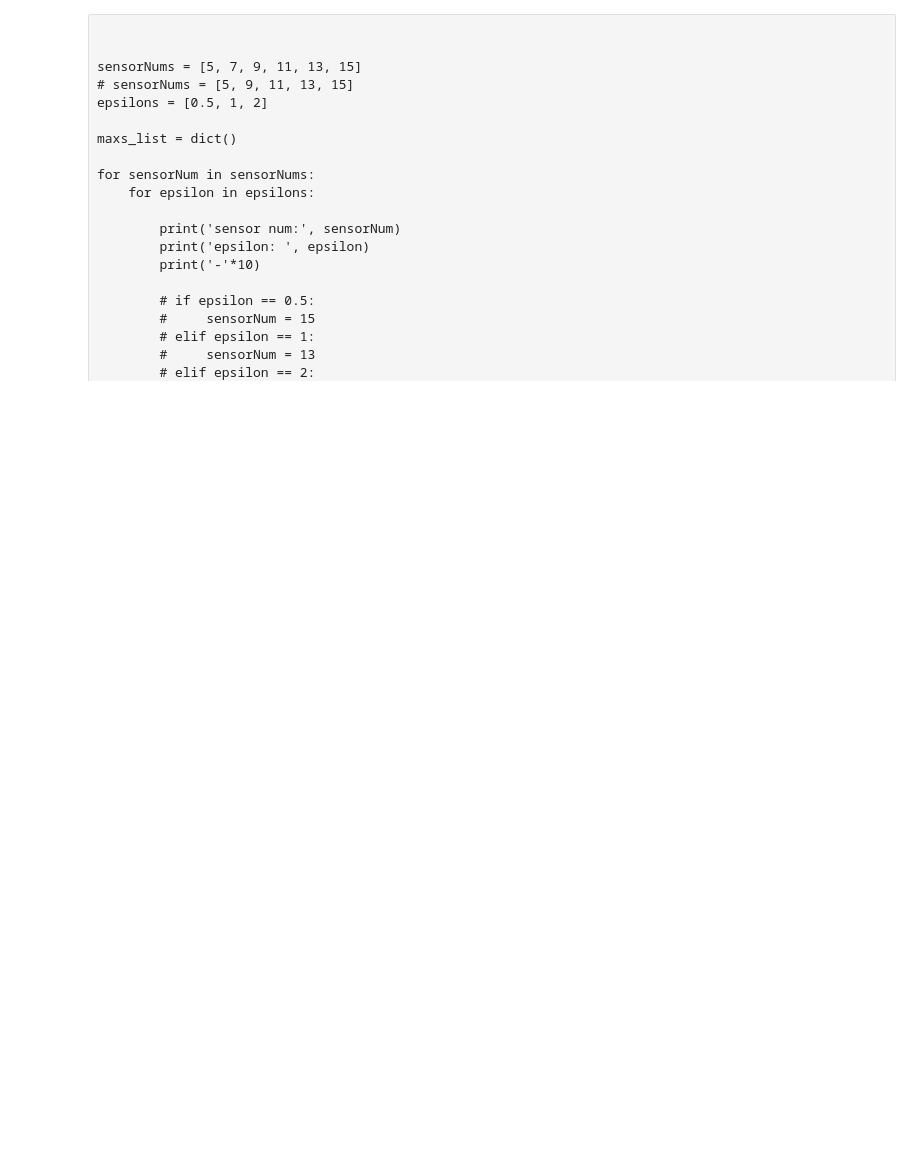
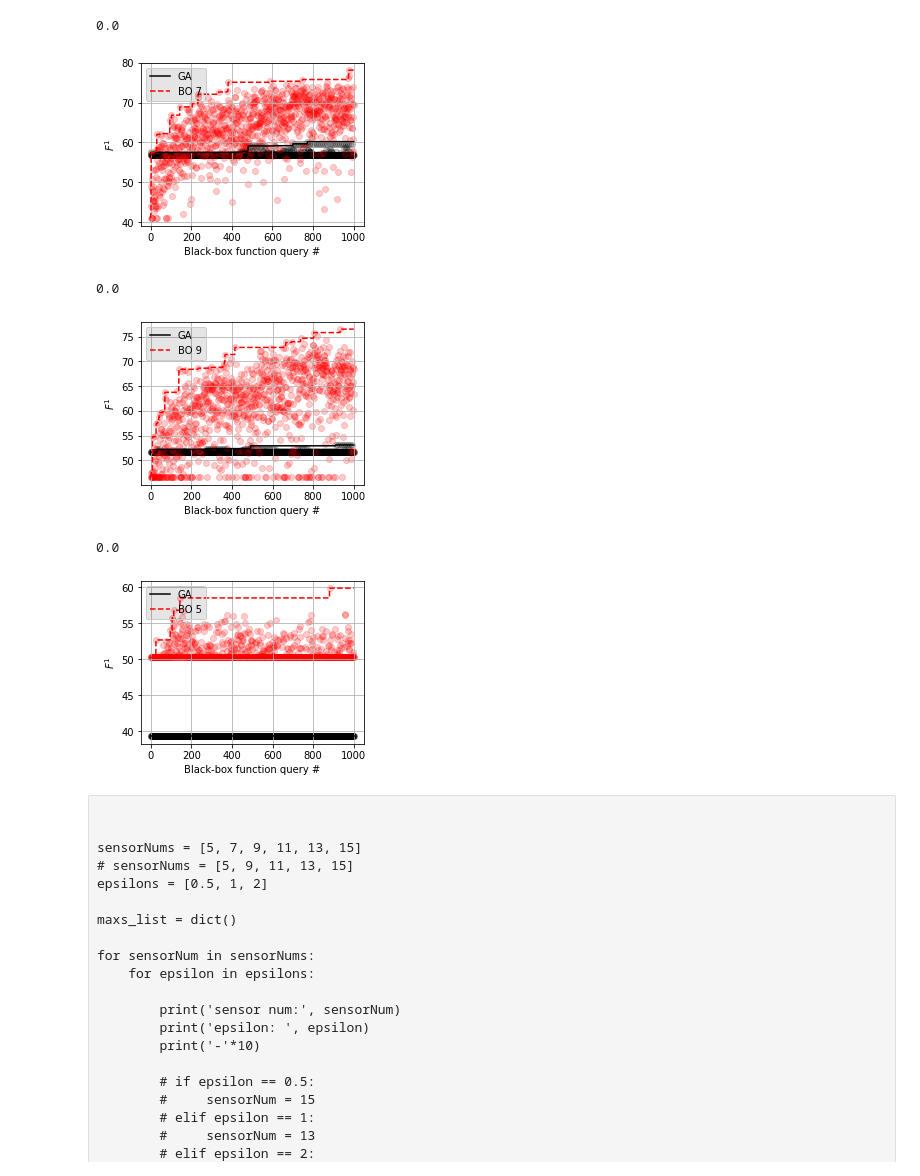
Before and after one commit to shadangolestan/Smart-Home-Sensor-Placement-Optimization, a Jupyter notebook: SensorDeploymentOptimization/Results Insights.ipynb, the cells around one changed output. Saved outputs shown, nothing was run; the diff lists cells and outputs as text; code cells hidden in the pictures; blank space fills up the shorter version.

```diff
--- a/SensorDeploymentOptimization/Results Insights.ipynb
+++ b/SensorDeploymentOptimization/Results Insights.ipynb
@@ -188,3 +271,68 @@ for e in epsilons:
+# %%
+sensorNums = [5, 7, 9, 11, 13, 15]
+epsilons = [0.5, 1, 2]
+
+styles = [['', '--'],
+           ['', ':'],
+           ['', '-.'],
+           ['o', '--'],
+           ['o', ':'],
+           ['o', '-.']]
+
+colors = ['r', 'b', 'g', 'c', 'm', 'darkorange']
+
+for e in epsilons:
+    index = 0
+    if e == 0.5:
+        sn = 7
+
+    elif e == 1:
+        sn = 9
+
+    elif e == 2:
+        sn = 5
+
+    BOnames = ['GA']
+    fig, ax = plt.subplots(figsize=(4, 3))
+
+    dn1 = 'GA (' + str(e) + ')'
+    GA_Plotter_single(dn1,
+               linestyle = '-',
+               color = 'k',
+               plotDataPoints = True)
+
+
+    dn2 = 'BO (' + str(sn) + '-' + str(e) + ')'
+    # try:
+    BO_Plotter_single(dn2,
+               holdplot = True,
+               plotDataPoints = True,
+               name = dn2,
+               e = e,
+               linestyle = styles[0][1],
+               marker = styles[0][0],
+               color = 'r')
+
+    BOnames.append('BO ' + str(sn))
+
+    # except:
+    #     print('----- No data exist in directory: ' + dn2)
+
+    # plt.legend([line1, line2, line3], ['label1', 'label2', 'label3'])
+    legend = plt.legend(['GA', 'BO ' + str(sn)], loc = 'upper left')
+    legend.get_frame().set_alpha(None)
+    legend.get_frame().set_facecolor((0, 0, 0, 0.1))
+    # plt.grid()
+    # plt.grid()
+
+    plt.show()
+# %% [output]
+0.0
+[figure, added]
+0.0
+[figure, added]
+0.0
+[figure, added]
 # %% [raw]
 
 
```
Also changed, not shown: parts of 8 cells of this notebook, 43 other files.
